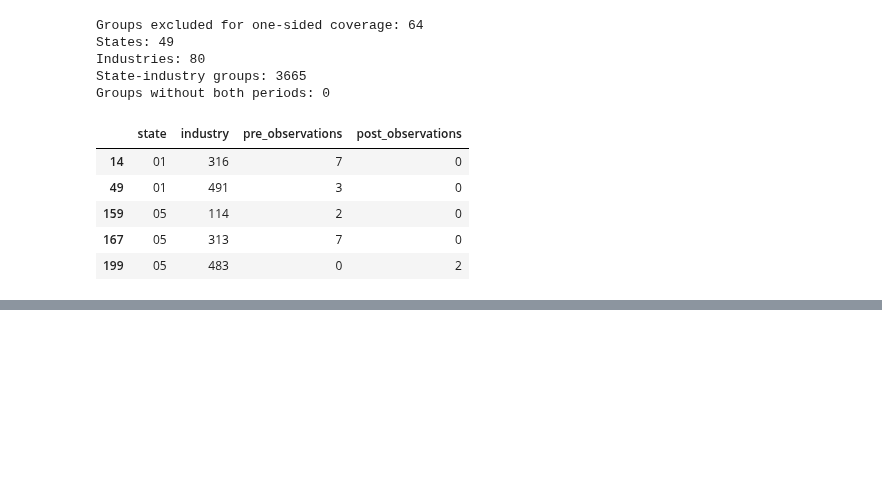
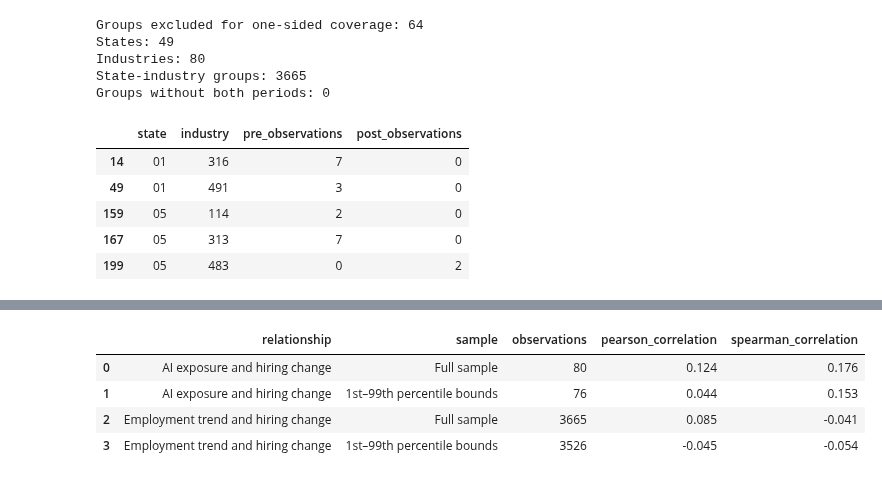
Before and after one commit to viet0901/senior-research, a Jupyter notebook: notebooks/01_research_analysis.ipynb, the cells around one changed output, grey strips where cells are left out. Saved outputs shown, nothing was run; the diff lists cells and outputs as text; code cells hidden in the pictures; blank space fills up the shorter version.

```diff
--- a/notebooks/01_research_analysis.ipynb
+++ b/notebooks/01_research_analysis.ipynb
@@ -1479,0 +2099,77 @@ Groups without both periods: 0
+# %%
+# Apply the same percentile diagnostic to the industry relationship
+ai_exposure_bounds = industry_descriptive_data[
+    "ai_exposure"
+].quantile([0.01, 0.99])
+
+industry_change_bounds = industry_descriptive_data[
+    "average_hiring_change_pct_points"
+].quantile([0.01, 0.99])
+
+central_ai_data = industry_descriptive_data.loc[
+    industry_descriptive_data["ai_exposure"].between(
+        ai_exposure_bounds.iloc[0],
+        ai_exposure_bounds.iloc[1],
+    )
+    & industry_descriptive_data[
+        "average_hiring_change_pct_points"
+    ].between(
+        industry_change_bounds.iloc[0],
+        industry_change_bounds.iloc[1],
+    )
+].copy()
+
+
+def association_summary(relationship, sample, data, x, y):
+    return {
+        "relationship": relationship,
+        "sample": sample,
+        "observations": len(data),
+        "pearson_correlation": data[x].corr(data[y]),
+        "spearman_correlation": data[x].corr(
+            data[y],
+            method="spearman",
+        ),
+    }
+
+
+influence_comparison = pd.DataFrame(
+    [
+        association_summary(
+            "AI exposure and hiring change",
+            "Full sample",
+            industry_descriptive_data,
+            "ai_exposure",
+            "average_hiring_change_pct_points",
+        ),
+        association_summary(
+            "AI exposure and hiring change",
+            "1st–99th percentile bounds",
+            central_ai_data,
+            "ai_exposure",
+            "average_hiring_change_pct_points",
+        ),
+        association_summary(
+            "Employment trend and hiring change",
+            "Full sample",
+            descriptive_group_data,
+            "employment_above_trend_log_pct",
+            "hiring_change_pct_points",
+        ),
+        association_summary(
+            "Employment trend and hiring change",
+            "1st–99th percentile bounds",
+            central_trend_data,
+            "employment_above_trend_log_pct",
+            "hiring_change_pct_points",
+        ),
+    ]
+)
+
+display(influence_comparison.round(3))
+# %% [output]
+|  | relationship | sample | observations | pearson_correlation | spearman_correlation |
+| 0 | AI exposure and hiring change | Full sample | 80 | 0.124 | 0.176 |
+| 1 | AI exposure and hiring change | 1st–99th percentile bounds | 76 | 0.044 | 0.153 |
+| 2 | Employment trend and hiring change | Full sample | 3665 | 0.085 | -0.041 |
+| 3 | Employment trend and hiring change | 1st–99th percentile bounds | 3526 | -0.045 | -0.054 |
```
Also changed, not shown: parts of 18 cells of this notebook, 4 other files.
